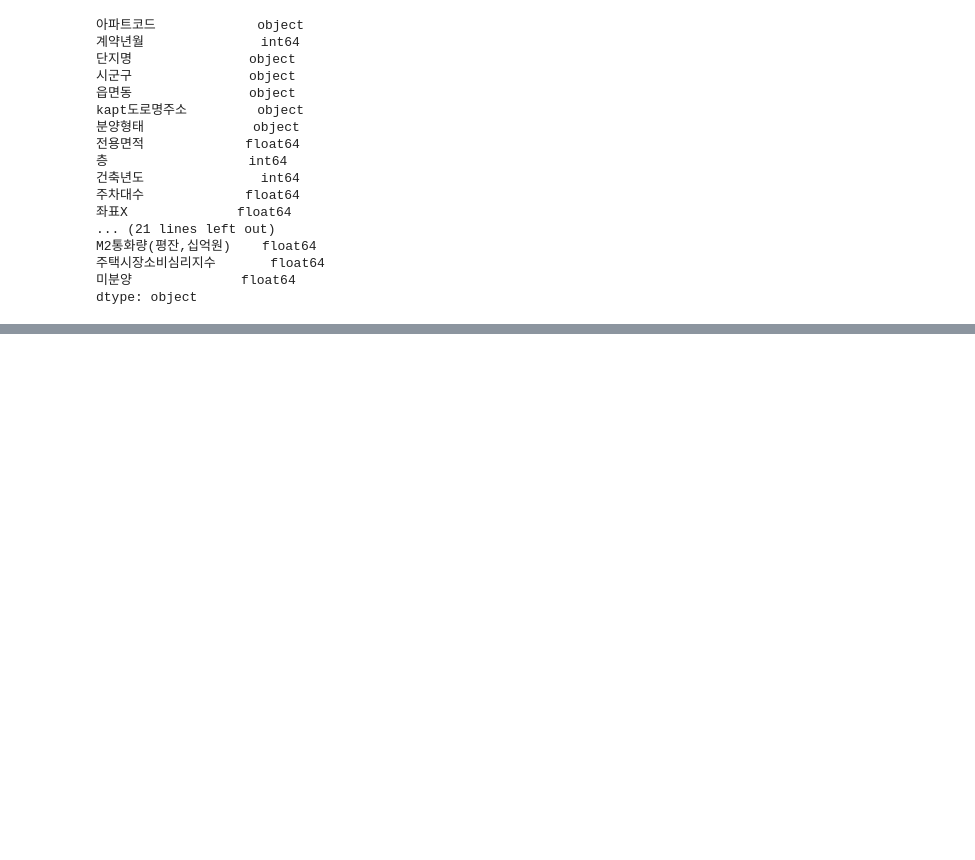
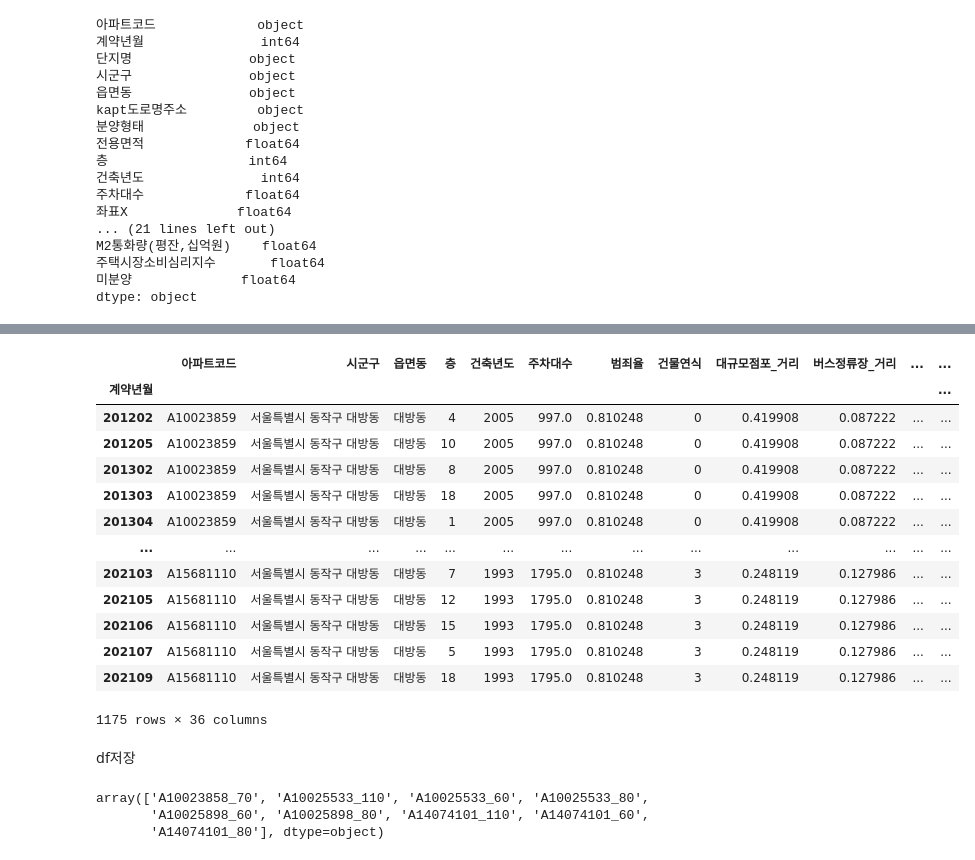
Before and after one commit to tnqkrthsus2/house-price-predict, a Jupyter notebook: lstm최종/모든파일포함된lstm.ipynb, the cells around one changed output, grey strips where cells are left out. Drawn from its saved outputs; the diff is of its cells as text; code cells hidden in the pictures; blank space fills up the shorter version.

```diff
--- a/lstm최종/모든파일포함된lstm.ipynb
+++ b/lstm최종/모든파일포함된lstm.ipynb
@@ -243,0 +254,3 @@ dtype: object
+# %%
+df['area']=df['전용면적'].round(-1)
+df.pop('전용면적')
@@ -243,0 +275,7 @@ dtype: object
+# %%
+df['price'] = 0
+for i in df.index:
+    if type(df['거래금액'][i]) == str:
+        df['price'][i] = df['거래금액'][i].replace(',','')
+    else:
+        df['price'][i] = df['거래금액'][i]
@@ -243,0 +294,6 @@ dtype: object
+# %%
+df = df.astype({'price':'float64'})
+df['price']=df.groupby(['계약년월','아파트코드','area'])['price'].transform('mean')
+df['아파트구분'] = df['아파트코드'].map(str) +'_' +df['area'].map(int).map(str)
+df = df.drop_duplicates(subset=['아파트구분','계약년월'])
+df.pop('거래금액')
@@ -243,0 +313,23 @@ dtype: object
+# %%
+df['date'] = df['계약년월']
+df = df.set_index('계약년월')
+df = df.sort_values(by=["아파트구분", "date"], ascending=[True, True])
+# %%
+df
+# %% [output]
+|  | 아파트코드 | 시군구 | 읍면동 | 층 | 건축년도 | 주차대수 | 범죄율 | 건물연식 | 대규모점포_거리 | 버스정류장_거리 | ... | ... |
+| 계약년월 |  |  |  |  |  |  |  |  |  |  |  | ... |
+| 201202 | A10023859 | 서울특별시 동작구 대방동 | 대방동 | 4 | 2005 | 997.0 | 0.810248 | 0 | 0.419908 | 0.087222 | ... | ... |
+| 201205 | A10023859 | 서울특별시 동작구 대방동 | 대방동 | 10 | 2005 | 997.0 | 0.810248 | 0 | 0.419908 | 0.087222 | ... | ... |
+| 201302 | A10023859 | 서울특별시 동작구 대방동 | 대방동 | 8 | 2005 | 997.0 | 0.810248 | 0 | 0.419908 | 0.087222 | ... | ... |
+| 201303 | A10023859 | 서울특별시 동작구 대방동 | 대방동 | 18 | 2005 | 997.0 | 0.810248 | 0 | 0.419908 | 0.087222 | ... | ... |
+| 201304 | A10023859 | 서울특별시 동작구 대방동 | 대방동 | 1 | 2005 | 997.0 | 0.810248 | 0 | 0.419908 | 0.087222 | ... | ... |
+| ... | ... | ... | ... | ... | ... | ... | ... | ... | ... | ... | ... | ... |
+| 202103 | A15681110 | 서울특별시 동작구 대방동 | 대방동 | 7 | 1993 | 1795.0 | 0.810248 | 3 | 0.248119 | 0.127986 | ... | ... |
+| 202105 | A15681110 | 서울특별시 동작구 대방동 | 대방동 | 12 | 1993 | 1795.0 | 0.810248 | 3 | 0.248119 | 0.127986 | ... | ... |
+| 202106 | A15681110 | 서울특별시 동작구 대방동 | 대방동 | 15 | 1993 | 1795.0 | 0.810248 | 3 | 0.248119 | 0.127986 | ... | ... |
+| 202107 | A15681110 | 서울특별시 동작구 대방동 | 대방동 | 5 | 1993 | 1795.0 | 0.810248 | 3 | 0.248119 | 0.127986 | ... | ... |
+| 202109 | A15681110 | 서울특별시 동작구 대방동 | 대방동 | 18 | 1993 | 1795.0 | 0.810248 | 3 | 0.248119 | 0.127986 | ... | ... |
+1175 rows × 36 columns
+# %% [markdown]
+df저장
@@ -243,0 +348,6 @@ dtype: object
+# %%
+codes
+# %% [output]
+array(['A10023858_70', 'A10025533_110', 'A10025533_60', 'A10025533_80',
+       'A10025898_60', 'A10025898_80', 'A14074101_110', 'A14074101_60',
+       'A14074101_80'], dtype=object)
```
Also changed, not shown: parts of 47 cells of this notebook, 6 other files.
